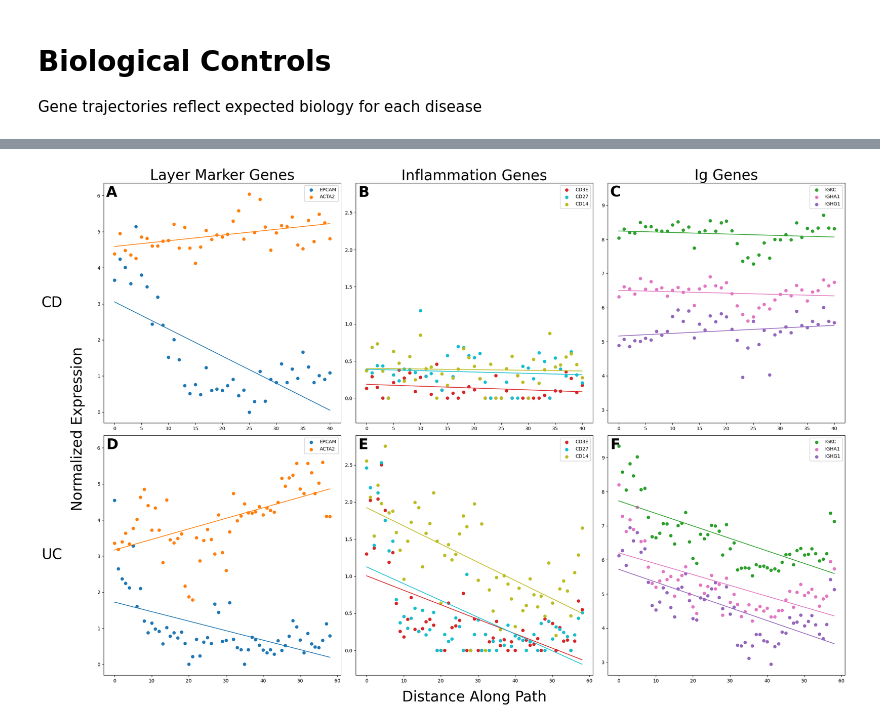
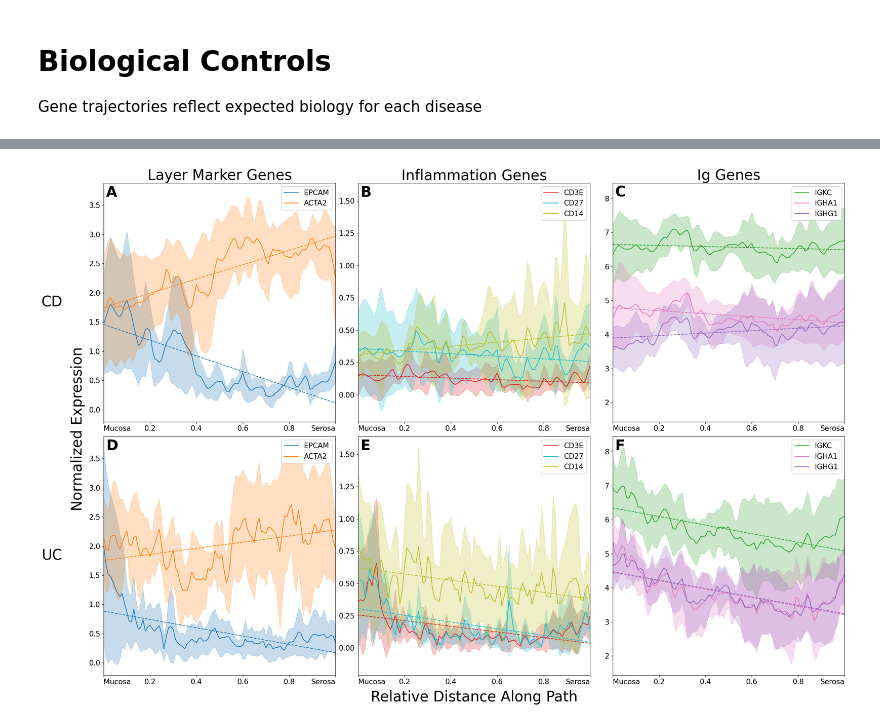
Before and after one commit to StevenSong/tissue-alignment, a Jupyter notebook: paper/fig3.ipynb, the cells around one changed output, grey strips where cells are left out. Drawn from its saved outputs; the diff is of its cells as text; code cells hidden in the pictures.

```diff
--- a/paper/fig3.ipynb
+++ b/paper/fig3.ipynb
@@ -13,0 +11,5 @@ uc_counts = pd.read_csv('fig2_uc_counts.csv')
+# %%
+normalized_length = 101
+# %%
+cd_dfs = [pd.read_csv(f'colon/colon_CD_{section}_counts.csv') for section in 'ABCD']
+uc_dfs = [pd.read_csv(f'colon/colon_UC_{section}_counts.csv') for section in 'ABCD']
@@ -14,3 +97,11 @@ uc_counts = pd.read_csv('fig2_uc_counts.csv')
+# %%
+cd_aligned, uc_aligned = stack_trajectories("relative")
+# %%
+cd_counts = pd.DataFrame(cd_aligned[[0,1,2,3]].mean(axis=0), columns=cd_dfs[0].columns)
+uc_counts = pd.DataFrame(uc_aligned[[0,1,2,3]].mean(axis=0), columns=uc_dfs[0].columns)
+
+cd_stds = pd.DataFrame(cd_aligned[[0,1,2,3]].std(axis=0), columns=cd_dfs[0].columns)
+uc_stds = pd.DataFrame(uc_aligned[[0,1,2,3]].std(axis=0), columns=uc_dfs[0].columns)
 # %%
 figsize = 8
 fontsize = 15
@@ -20,27 +111,51 @@ fig, ((ax1, ax2, ax3), (ax4, ax5, ax6)) = plt.subplots(2, 3, figsize=(figsize*3,
 ax1.sharey(ax4)
 ax2.sharey(ax5)
 ax3.sharey(ax6)
+path = np.linspace(0, 1, normalized_length)
 
-for ax, df in zip([ax1, ax4], [cd_counts, uc_counts]):
+for ax, (df, stds) in zip([ax1, ax4], [(cd_counts, cd_stds), (uc_counts, uc_stds)]):
+    # path = np.arange(len(df))
     for gene, color in zip(['EPCAM', 'ACTA2'], ['tab:blue', 'tab:orange']):
-        path = np.arange(len(df))
-        ax.scatter(path, df[gene], label=gene, color=color)
-        ax.plot(path, np.poly1d(np.polyfit(path, df[gene], 1))(path), color=color)
-    ax.legend(loc='upper right', framealpha=1)
+        ax.plot(path, df[gene], color=color, label=gene)
+        ax.fill_between(path, df[gene]-stds[gene], df[gene]+stds[gene], color=color, alpha=0.25)
+        ax.plot(path, np.poly1d(np.polyfit(path, df[gene], 1))(path), color=color, linestyle='--')
+    ax.legend(loc='upper right', framealpha=1, fontsize=fontsize)
 
-for ax, df in zip([ax2, ax5], [cd_counts, uc_counts]):
+for ax, (df, stds) in zip([ax2, ax5], [(cd_counts, cd_stds), (uc_counts, uc_stds)]):
+    # path = np.arange(len(df))
     for gene, color in zip(['CD3E', 'CD27', 'CD14'], ['tab:red', 'tab:cyan', 'tab:olive']):
-        path = np.arange(len(df))
-        ax.scatter(path, df[gene], label=gene, color=color)
-        ax.plot(path, np.poly1d(np.polyfit(path, df[gene], 1))(path), color=color)
-    ax.legend(loc='upper right', framealpha=1)
+        ax.plot(path, df[gene], color=color, label=gene)
+        ax.fill_between(path, df[gene]-stds[gene], df[gene]+stds[gene], color=color, alpha=0.25)
+        ax.plot(path, np.poly1d(np.polyfit(path, df[gene], 1))(path), color=color, linestyle='--')
+    ax.legend(loc='upper right', framealpha=1, fontsize=fontsize)
 
-for ax, df in zip([ax3, ax6], [cd_counts, uc_counts]):
+for ax, (df, stds) in zip([ax3, ax6], [(cd_counts, cd_stds), (uc_counts, uc_stds)]):
+    # path = np.arange(len(df))
     for gene, color in zip(['IGKC', 'IGHA1', 'IGHG1'], ['tab:green', 'tab:pink', 'tab:purple']):
-        path = np.arange(len(df))
-        ax.scatter(path, df[gene], label=gene, color=color)
-        ax.plot(path, np.poly1d(np.polyfit(path, df[gene], 1))(path), color=color)
-    ax.legend(loc='upper right', framealpha=1)
+        ax.plot(path, df[gene], color=color, label=gene)
+        ax.fill_between(path, df[gene]-stds[gene], df[gene]+stds[gene], color=color, alpha=0.25)
+        ax.plot(path, np.poly1d(np.polyfit(path, df[gene], 1))(path), color=color, linestyle='--')
+    ax.legend(loc='upper right', framealpha=1, fontsize=fontsize)
+
+def fix_labels(ax):
+    ax.set_xlim([0, 1])
+    ax.tick_params(axis='both', labelsize=fontsize)
+    ax_labels = ax.get_xticklabels()
+    print(ax_labels)
+    ax_labels[0] = 'Mucosa'
+    ax_labels[-1] = 'Serosa'
+    ax.set_xticks(ax.get_xticks())
+    ax.set_xticklabels(ax_labels)
+    ax_ticks = ax.get_xmajorticklabels()
+    ax_ticks[0].set_horizontalalignment("left")
+    ax_ticks[-1].set_horizontalalignment("right")
+
+fix_labels(ax1)
+fix_labels(ax2)
+fix_labels(ax3)
+fix_labels(ax4)
+fix_labels(ax5)
+fix_labels(ax6)
 
 fig.tight_layout()
 fig.subplots_adjust(left=0.1, top=0.95, bottom=0.06)
@@ -65,7 +180,7 @@ ylabel_y = (ax1_bbox.ymin - ax4_bbox.ymax) / 2 + ax4_bbox.ymax
 fig.text(0.06, ylabel_y, 'Normalized Expression', fontsize=fontsize*2, rotation=90, va='center')
 
 xlabel_x = (ax5_bbox.xmax - ax5_bbox.xmin) / 2 + ax5_bbox.xmin
-fig.text(xlabel_x, 0.02, 'Distance Along Path', fontsize=fontsize*2, ha='center', va='center')
+fig.text(xlabel_x, 0.02, 'Relative Distance Along Path', fontsize=fontsize*2, ha='center', va='center')
 
 def _panel_label_coords(bbox, xoffset=0.01, yoffset=0.01):
     x = bbox.width * xoffset + bbox.xmin
@@ -79,6 +194,6 @@ fig.text(*_panel_label_coords(ax4_bbox), 'D', ha='left', va='top', fontsize=font
 fig.text(*_panel_label_coords(ax5_bbox), 'E', ha='left', va='top', fontsize=fontsize*2, weight='bold')
 fig.text(*_panel_label_coords(ax6_bbox), 'F', ha='left', va='top', fontsize=fontsize*2, weight='bold')
 
-fig.savefig('fig3.png')
-fig.savefig('fig3.pdf')
+fig.savefig('figs/fig3.png')
+fig.savefig('figs/fig3.pdf')
 # %% [output]
@@ -85 +206 @@ fig.savefig('fig3.pdf')
-[figure, old version]
+[figure, new version]
```
Also changed, not shown: parts of 7 cells of this notebook, 24 other files.
